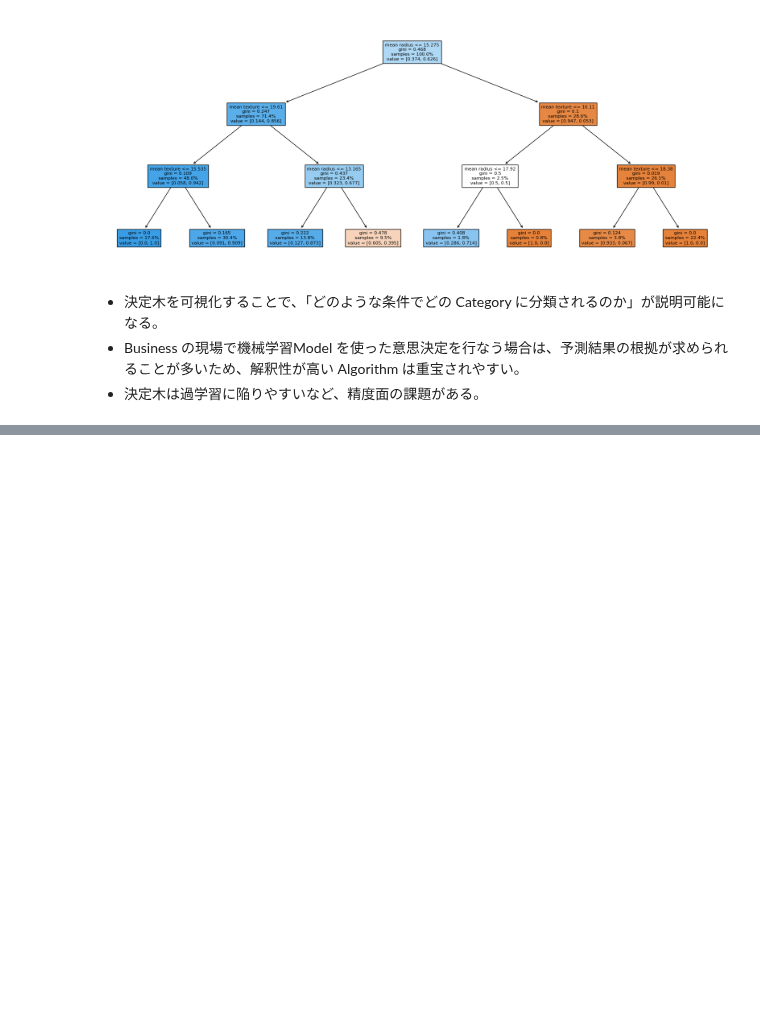
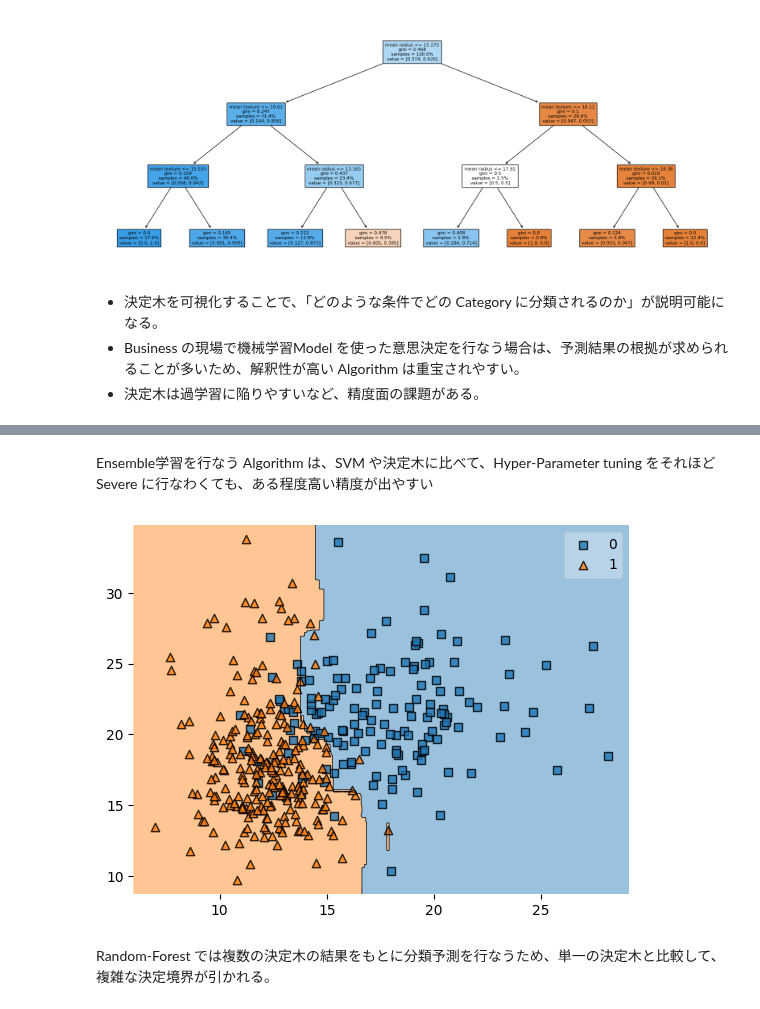
Before and after one commit to 1024xx4/ai_model_building_100, a Jupyter notebook: section07/section07.ipynb, the cells around one changed output, grey strips where cells are left out. Saved outputs shown, nothing was run; the diff lists cells and outputs as text; code cells hidden in the pictures; blank space fills up the shorter version.

Commit message:
Build&Analy: Random-Forest Model を構築し、決定境界を可視化する#13

```diff
--- a/section07/section07.ipynb
+++ b/section07/section07.ipynb
@@ -288,0 +295,15 @@ plt.show()
+# %%
+# Random-Forest Model の構築
+from sklearn.ensemble import RandomForestClassifier
+
+rf_cls = RandomForestClassifier(max_depth=3, random_state=0).fit(X_train, y_train)
+# %% [markdown]
+Ensemble学習を行なう Algorithm は、SVM や決定木に比べて、Hyper-Parameter tuning をそれほど Severe に行なわくても、ある程度高い精度が出やすい
+# %%
+# 決定境界を可視化（Random-Forest）
+plot_decision_regions(np.array(X_train), np.array(y_train), clf=rf_cls)
+plt.show()
+# %% [output]
+[figure, added]
+# %% [markdown]
+Random-Forest では複数の決定木の結果をもとに分類予測を行なうため、単一の決定木と比較して、複雑な決定境界が引かれる。
```
Also changed, not shown: parts of 1 cell of this notebook.
